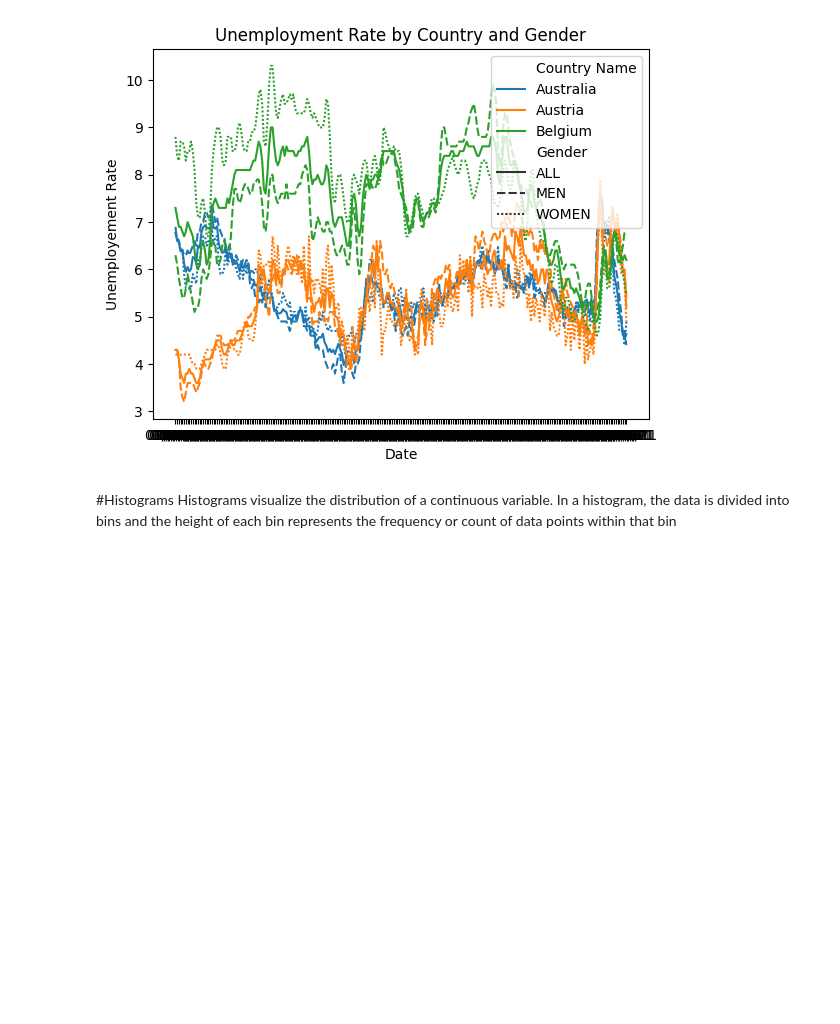
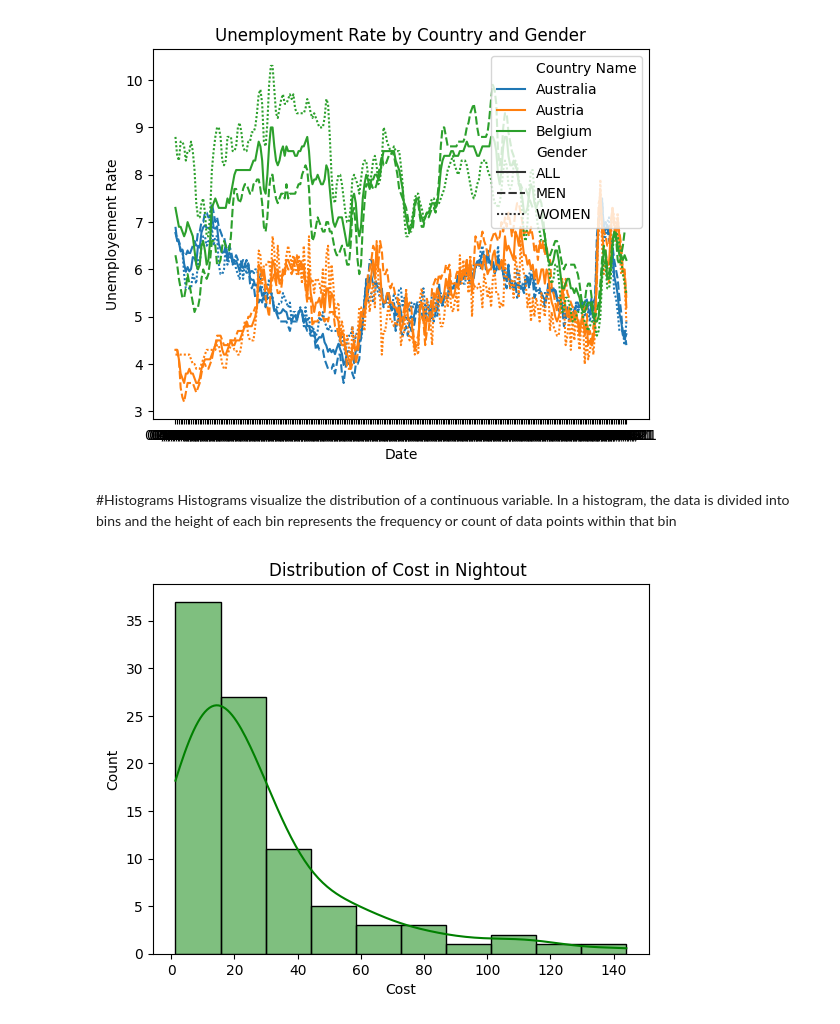
Before and after one commit to kjeyaram-orcl/DataScience, a Jupyter notebook: DataVisualization/dv_practise1.ipynb, the cells around one changed output. Cells and saved outputs as stored; diff of their text form; code cells hidden in the pictures; blank space fills up the shorter version.

```diff
--- a/DataVisualization/dv_practise1.ipynb
+++ b/DataVisualization/dv_practise1.ipynb
@@ -78,17 +61,14 @@ Histograms visualize the distribution of a continuous variable. In a histogram,
 # %%
 import seaborn as sns
 import pandas as pd
 import matplotlib.pyplot as plt
 
 
-ds = pd.read_csv('/content/ur.csv')
+ds = pd.read_excel('/content/Costofanightout.xlsx')
 #print(ds.head(5))
 
-sns.lineplot(x='Date',y='Unemployement Rate',hue='Country Name', data=ds)
-plt.title("Unemployment Rate by Country")
+sns.histplot(x='Cost', data=ds, bins=10, kde=True , color='green')
+plt.title("Distribution of Cost in Nightout ")
 plt.show()
-
-
-sns.lineplot(x='Date',y='Unemployement Rate',hue='Country Name', style='Gender', data=ds)
-plt.title("Unemployment Rate by Country and Gender")
-plt.show()
+# %% [output]
+[figure, added]
```
Also changed, not shown: parts of 5 cells of this notebook.
